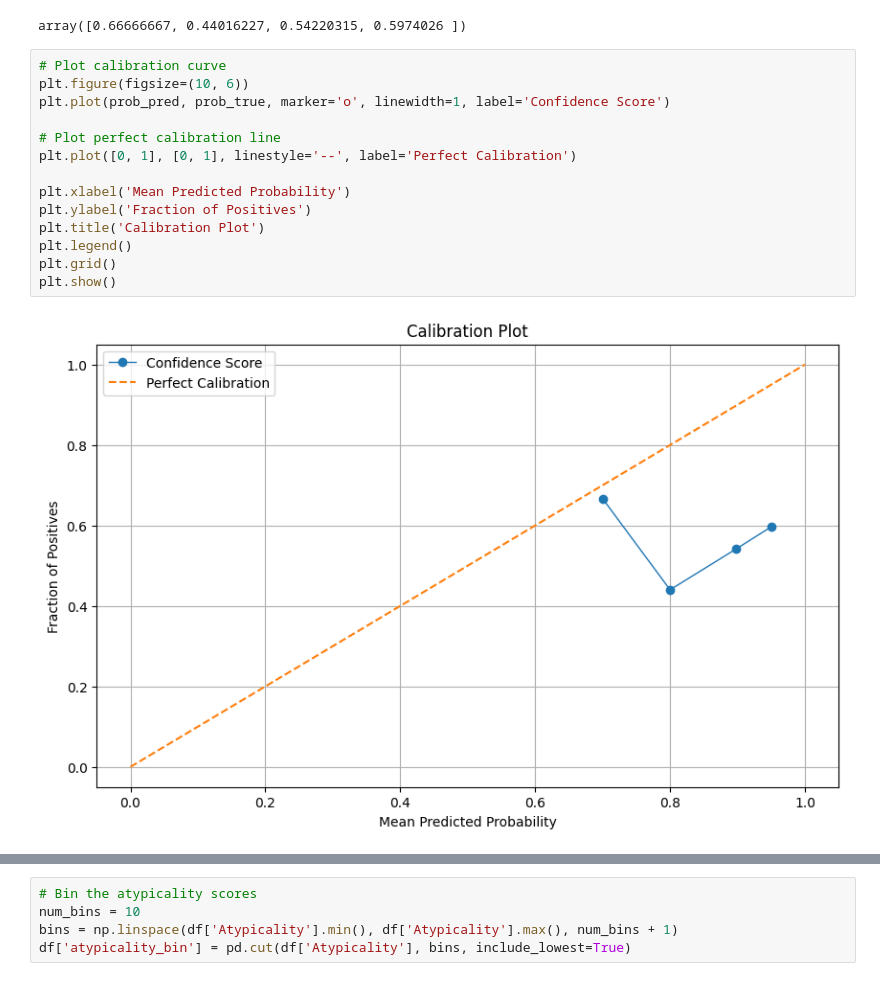
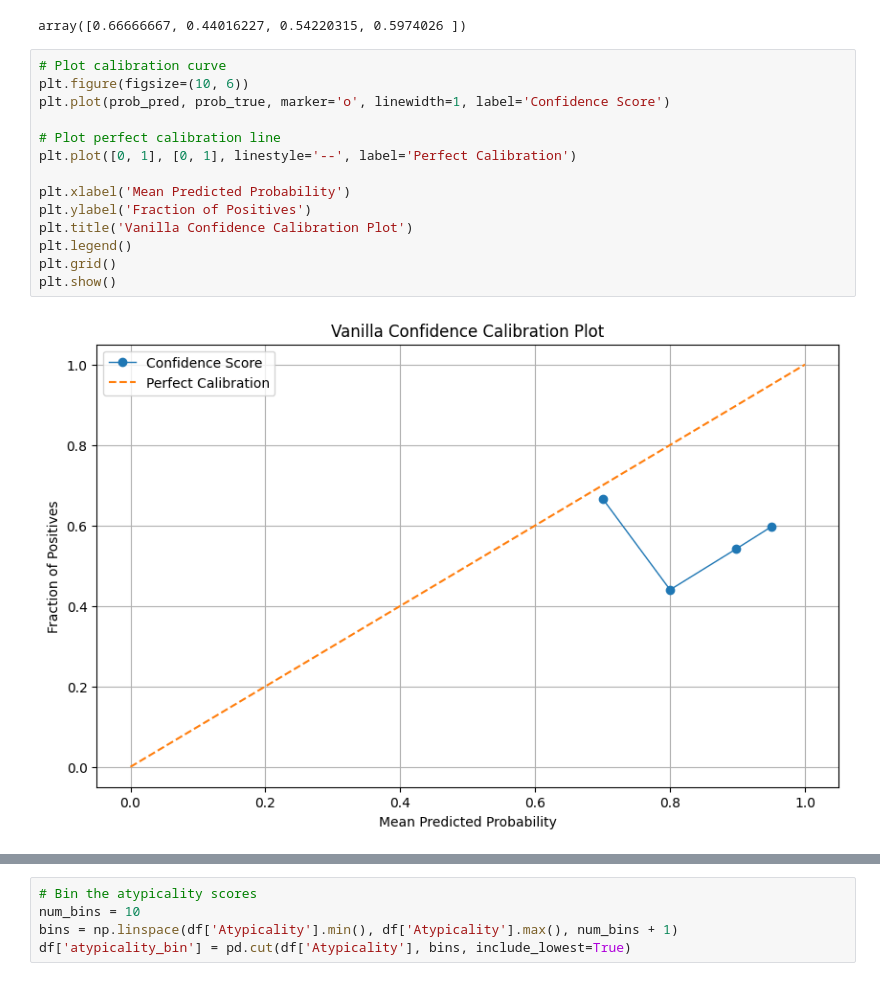
Before and after one commit to jeremy-qin/medical_confidence_elicitation, a Jupyter notebook: analysis.ipynb, the cells around one changed output, grey strips where cells are left out. Saved outputs shown, nothing was run; the diff lists cells and outputs as text.

```diff
--- a/analysis.ipynb
+++ b/analysis.ipynb
@@ -43,19 +43,19 @@ array([0.66666667, 0.44016227, 0.54220315, 0.5974026 ])
 # %%
 # Plot calibration curve
 plt.figure(figsize=(10, 6))
 plt.plot(prob_pred, prob_true, marker='o', linewidth=1, label='Confidence Score')
 
 # Plot perfect calibration line
 plt.plot([0, 1], [0, 1], linestyle='--', label='Perfect Calibration')
 
 plt.xlabel('Mean Predicted Probability')
 plt.ylabel('Fraction of Positives')
-plt.title('Calibration Plot')
+plt.title('Vanilla Confidence Calibration Plot')
 plt.legend()
 plt.grid()
 plt.show()
 # %% [output]
-[figure, old version]
+[figure, new version]
 # %%
 # Plot calibration curve
 plt.figure(figsize=(10, 6))
```
Also changed, not shown: parts of 18 cells of this notebook, 2 other files.
